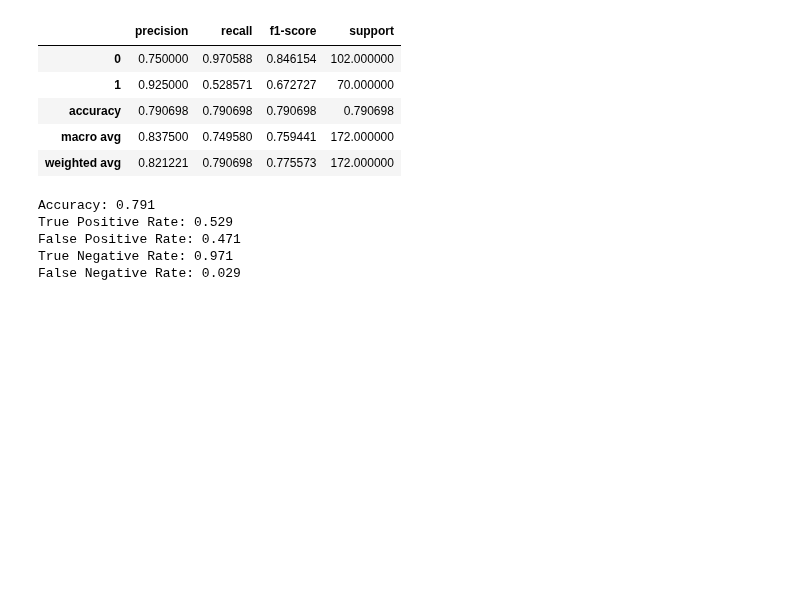
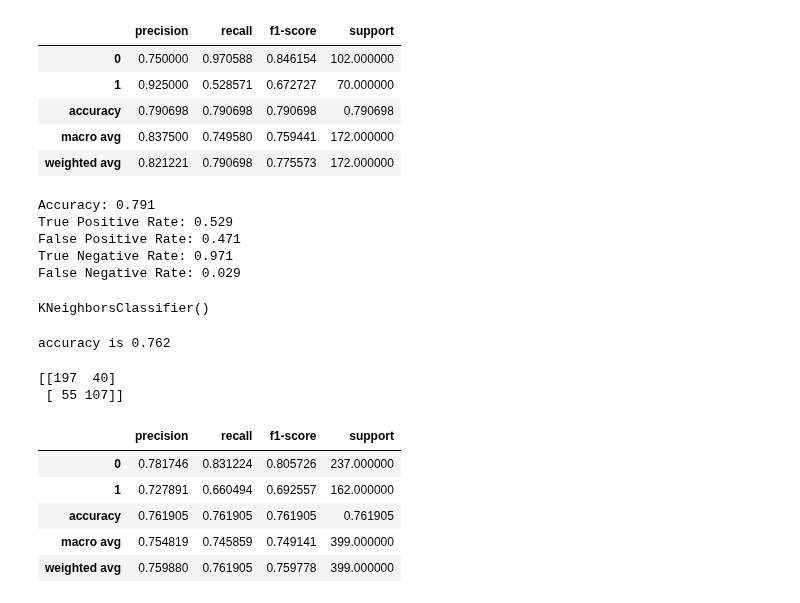
Before and after one commit to Ken-Alviola/classification-exercises, a Jupyter notebook: model.ipynb, the cells around one changed output. Cells and saved outputs as stored; diff of their text form; code cells hidden in the pictures; blank space fills up the shorter version.

```diff
--- a/model.ipynb
+++ b/model.ipynb
@@ -455,0 +464,29 @@ False Negative Rate: 0.029
+# %%
+#1. Fit a K-Nearest Neighbors classifier to your training sample and transform (i.e. make predictions on the training sample)
+knn = KNeighborsClassifier()
+knn.fit(x_train, y_train)
+# %% [output]
+KNeighborsClassifier()
+# %%
+y_pred = knn.predict(x_train)
+# %%
+#2. Evaluate your results using the model score, confusion matrix, and classification report.
+accuracy = knn.score(x_train, y_train)
+print(f"accuracy is {accuracy:.3}")
+# %% [output]
+accuracy is 0.762
+# %%
+print(confusion_matrix(y_train, y_pred))
+# %% [output]
+[[197  40]
+ [ 55 107]]
+# %%
+report = pd.DataFrame(classification_report(y_train, y_pred,output_dict=True)).T
+report
+# %% [output]
+|  | precision | recall | f1-score | support |
+| 0 | 0.781746 | 0.831224 | 0.805726 | 237.000000 |
+| 1 | 0.727891 | 0.660494 | 0.692557 | 162.000000 |
+| accuracy | 0.761905 | 0.761905 | 0.761905 | 0.761905 |
+| macro avg | 0.754819 | 0.745859 | 0.749141 | 399.000000 |
+| weighted avg | 0.759880 | 0.761905 | 0.759778 | 399.000000 |
```
Also changed, not shown: parts of 18 cells of this notebook.
